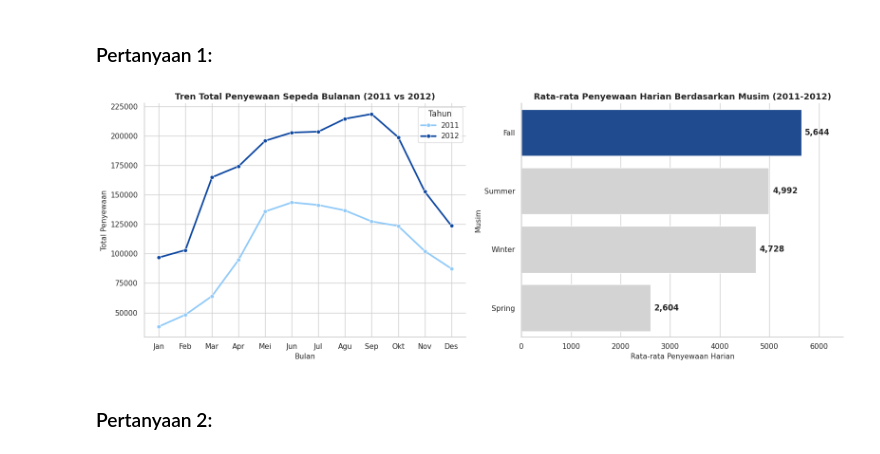
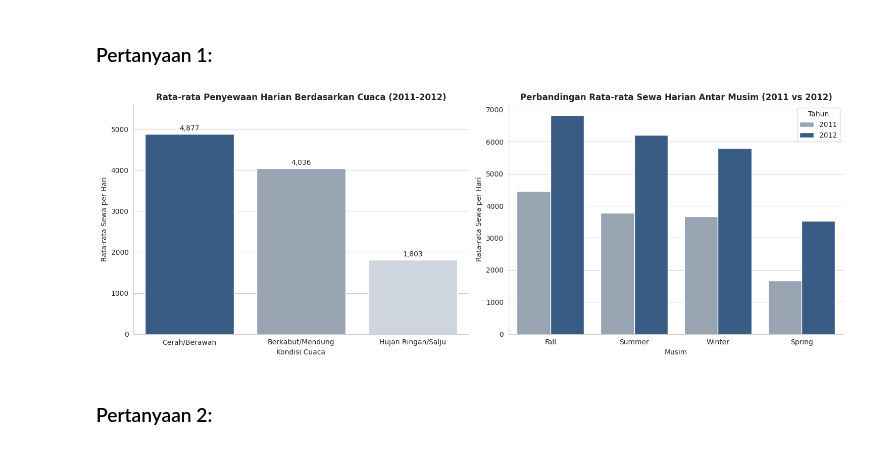
Before and after one commit to gungwisnu/bike-sharing-analysis, a Jupyter notebook: notebook.ipynb, the cells around one changed output. Cells and saved outputs as stored; diff of their text form; code cells hidden in the pictures.

```diff
--- a/notebook.ipynb
+++ b/notebook.ipynb
@@ -266,42 +227,37 @@ display(hourly_2012[hourly_2012["workingday"] == "Holiday/Weekend"].sort_values(
 ## Visualization & Explanatory Analysis
 # %% [markdown]
 ### Pertanyaan 1:
-# %%
-monthly_trend = day_df.groupby(["yr", "mnth"])["cnt"].sum().reset_index()
-season_avg = day_df.groupby("season")["cnt"].mean().sort_values(ascending=False).reset_index()
-
-fig, axes = plt.subplots(1, 2, figsize=(16, 6))
-
-# Subplot 1 Tren Pertumbuhan Bulanan 2011 vs 2012 (Seaborn lineplot)
-sns.lineplot(
-    data=monthly_trend, x="mnth", y="cnt", hue="yr",
-    palette=["#90CAF9", "#0D47A1"], marker="o", linewidth=2.5, ax=axes[0]
-)
-axes[0].set_title("Tren Total Penyewaan Sepeda Bulanan (2011 vs 2012)", fontsize=13, fontweight="bold")
-axes[0].set_xlabel("Bulan", fontsize=11)
-axes[0].set_ylabel("Total Penyewaan", fontsize=11)
-axes[0].set_xticks(range(1, 13))
-axes[0].set_xticklabels(["Jan", "Feb", "Mar", "Apr", "Mei", "Jun", "Jul", "Agu", "Sep", "Okt", "Nov", "Des"])
-axes[0].legend(title="Tahun")
-
-# Subplot 2 Rata-rata Penyewaan Harian per Musim (Seaborn barplot)
-colors_season = ["#0D47A1" if x == season_avg["cnt"].max() else "#D3D3D3" for x in season_avg["cnt"]]
-sns.barplot(
-    data=season_avg, x="cnt", y="season",
-    palette=colors_season, hue="season", legend=False, ax=axes[1]
-)
-axes[1].set_title("Rata-rata Penyewaan Harian Berdasarkan Musim (2011-2012)", fontsize=13, fontweight="bold")
-axes[1].set_xlabel("Rata-rata Penyewaan Harian", fontsize=11)
-axes[1].set_ylabel("Musim", fontsize=11)
-for i, v in enumerate(season_avg["cnt"]):
-    axes[1].text(v + 70, i, f"{v:,.0f}", va="center", fontweight="bold")
-axes[1].set_xlim(0, season_avg["cnt"].max() * 1.15)
-
-sns.despine()
-plt.tight_layout()
-plt.show()
-# %% [output]
-[figure, removed]
+# %%
+fig, ax = plt.subplots(1, 2, figsize=(15, 5.5))
+
+urut_cuaca = rekap_cuaca["weathersit"].tolist()
+warna_cuaca = ["#2b5c8f", "#94a3b8", "#cbd5e1"]
+sns.barplot(
+    data=rekap_cuaca, x="weathersit", y="rata_rata_harian",
+    order=urut_cuaca, palette=warna_cuaca, hue="weathersit", legend=False, ax=ax[0]
+)
+ax[0].set_title("Rata-rata Penyewaan Harian Berdasarkan Cuaca (2011-2012)", fontsize=12, fontweight="bold")
+ax[0].set_xlabel("Kondisi Cuaca")
+ax[0].set_ylabel("Rata-rata Sewa per Hari")
+for idx, val in enumerate(rekap_cuaca["rata_rata_harian"]):
+    ax[0].text(idx, val + 90, f"{val:,.0f}", ha="center", fontsize=10)
+ax[0].set_ylim(0, 5600)
+
+urut_musim = ["Fall", "Summer", "Winter", "Spring"]
+sns.barplot(
+    data=rekap_musim_tahun, x="season", y="rata_rata_harian",
+    hue="yr", order=urut_musim, palette=["#94a3b8", "#2b5c8f"], ax=ax[1]
+)
+ax[1].set_title("Perbandingan Rata-rata Sewa Harian Antar Musim (2011 vs 2012)", fontsize=12, fontweight="bold")
+ax[1].set_xlabel("Musim")
+ax[1].set_ylabel("Rata-rata Sewa per Hari")
+ax[1].legend(title="Tahun")
+
+sns.despine()
+plt.tight_layout()
+plt.show()
+# %% [output]
+[figure, added]
 # %% [markdown]
 ### Pertanyaan 2:
 # %%
```
Also changed, not shown: parts of 38 cells of this notebook, 4 other files.
